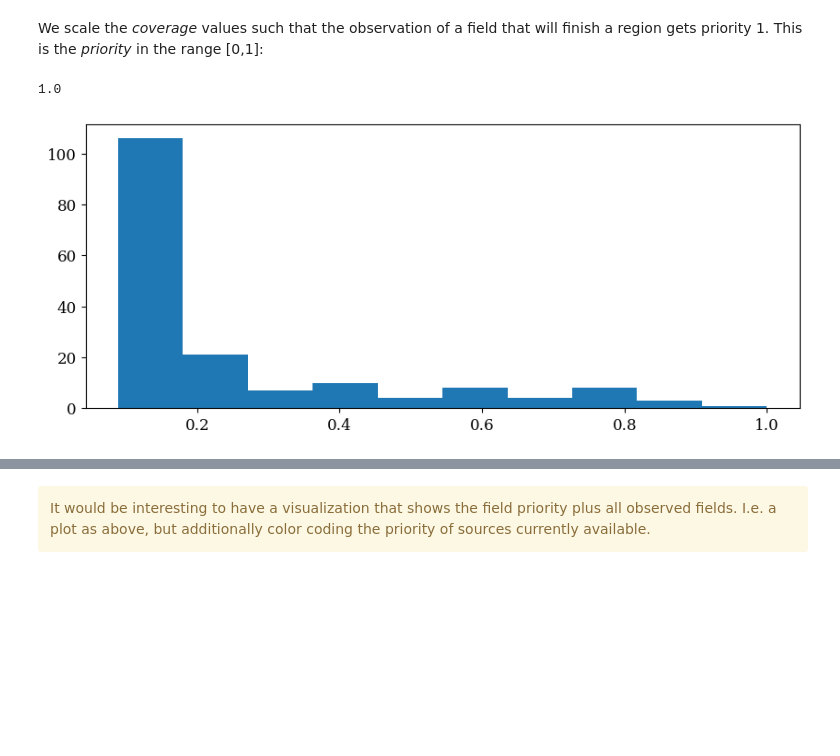
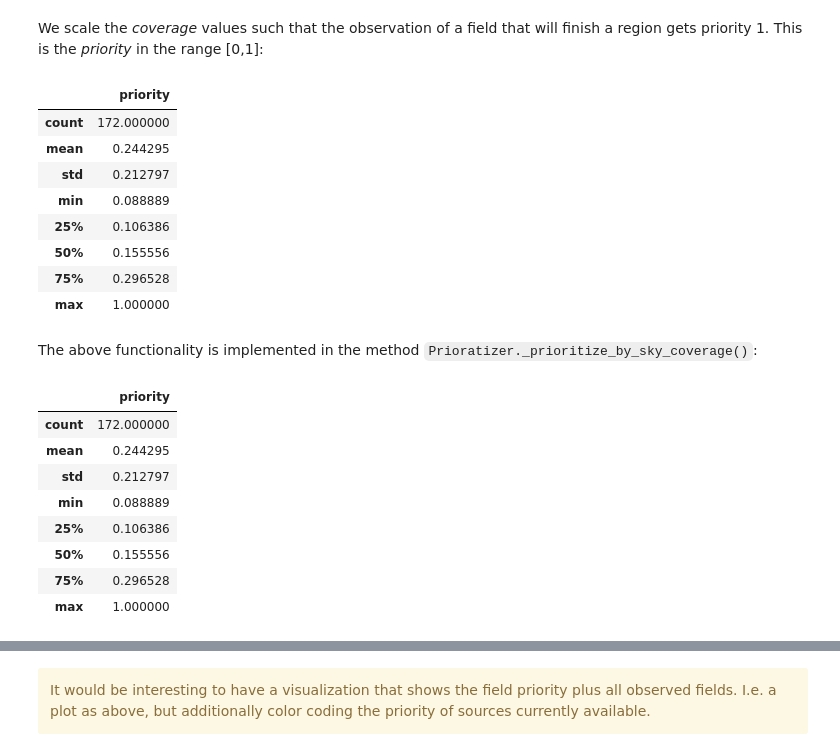
Before and after one commit to skiehl/pasiphae-survey-planner, a Jupyter notebook: Develop_SurveyPlanner.ipynb, the cells around one changed output, grey strips where cells are left out. Cells and saved outputs as stored; diff of their text form; code cells hidden in the pictures; blank space fills up the shorter version.

```diff
--- a/Develop_SurveyPlanner.ipynb
+++ b/Develop_SurveyPlanner.ipynb
@@ -1104,8 +1113,17 @@ We scale the *coverage* values such that the observation of a field that will fi
 # %%
 priority_coverage = coverage / coverage.max()
 # %%
-plt.hist(priority_coverage)
-print(priority_coverage.max())
+priority_coverage = DataFrame({'priority': priority_coverage})
+priority_coverage.describe()
 # %% [output]
-1.0
-[figure, removed]
+|  | priority |
+| count | 172.000000 |
+| mean | 0.244295 |
+| std | 0.212797 |
+| min | 0.088889 |
+| 25% | 0.106386 |
+| 50% | 0.155556 |
+| 75% | 0.296528 |
+| max | 1.000000 |
+# %% [markdown]
+The above functionality is implemented in the method `Prioratizer._prioritize_by_sky_coverage()`:
@@ -1111,0 +1132,13 @@ print(priority_coverage.max())
+# %%
+priority_coverage = DataFrame({'priority': priority_coverage})
+priority_coverage.describe()
+# %% [output]
+|  | priority |
+| count | 172.000000 |
+| mean | 0.244295 |
+| std | 0.212797 |
+| min | 0.088889 |
+| 25% | 0.106386 |
+| 50% | 0.155556 |
+| 75% | 0.296528 |
+| max | 1.000000 |
```
Also changed, not shown: parts of 22 cells of this notebook, 1 other file.
